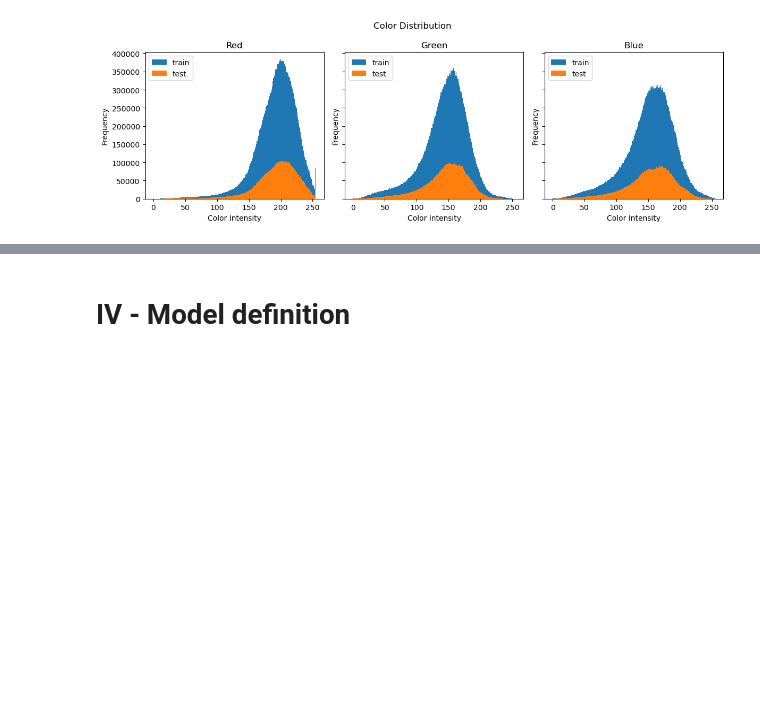
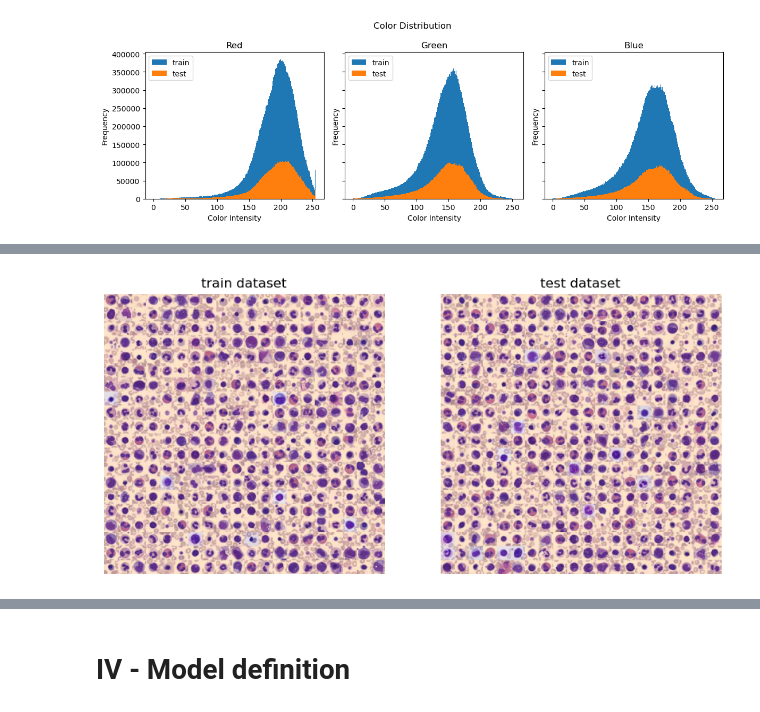
Before and after one commit to Haythem-Jaidane/BASIRA-Lab_Internship, a Jupyter notebook: notebooks/Federated_learning_with_domain_shift.ipynb, the cells around one changed output, grey strips where cells are left out. Cells and saved outputs as stored; diff of their text form; code cells hidden in the pictures; blank space fills up the shorter version.

```diff
--- a/notebooks/Federated_learning_with_domain_shift.ipynb
+++ b/notebooks/Federated_learning_with_domain_shift.ipynb
@@ -294,0 +155,4 @@ dermaDataPreprocessing.plotColorDistribution('shift')
+# %%
+bloodDataPreprocessing.viewDataset(True,"datasetView")
+# %% [output]
+[figure, added]
```
Also changed, not shown: parts of 64 cells of this notebook, 47 other files.
